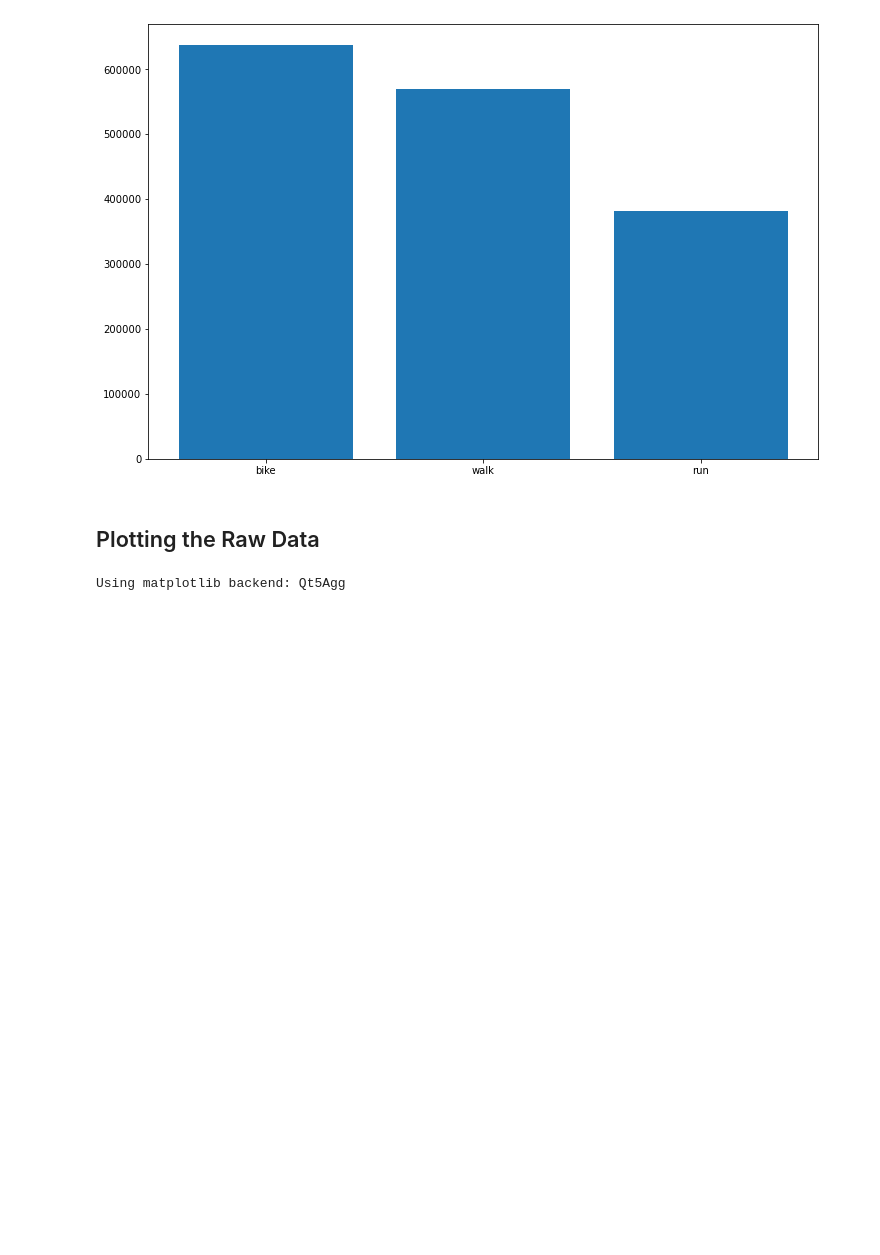
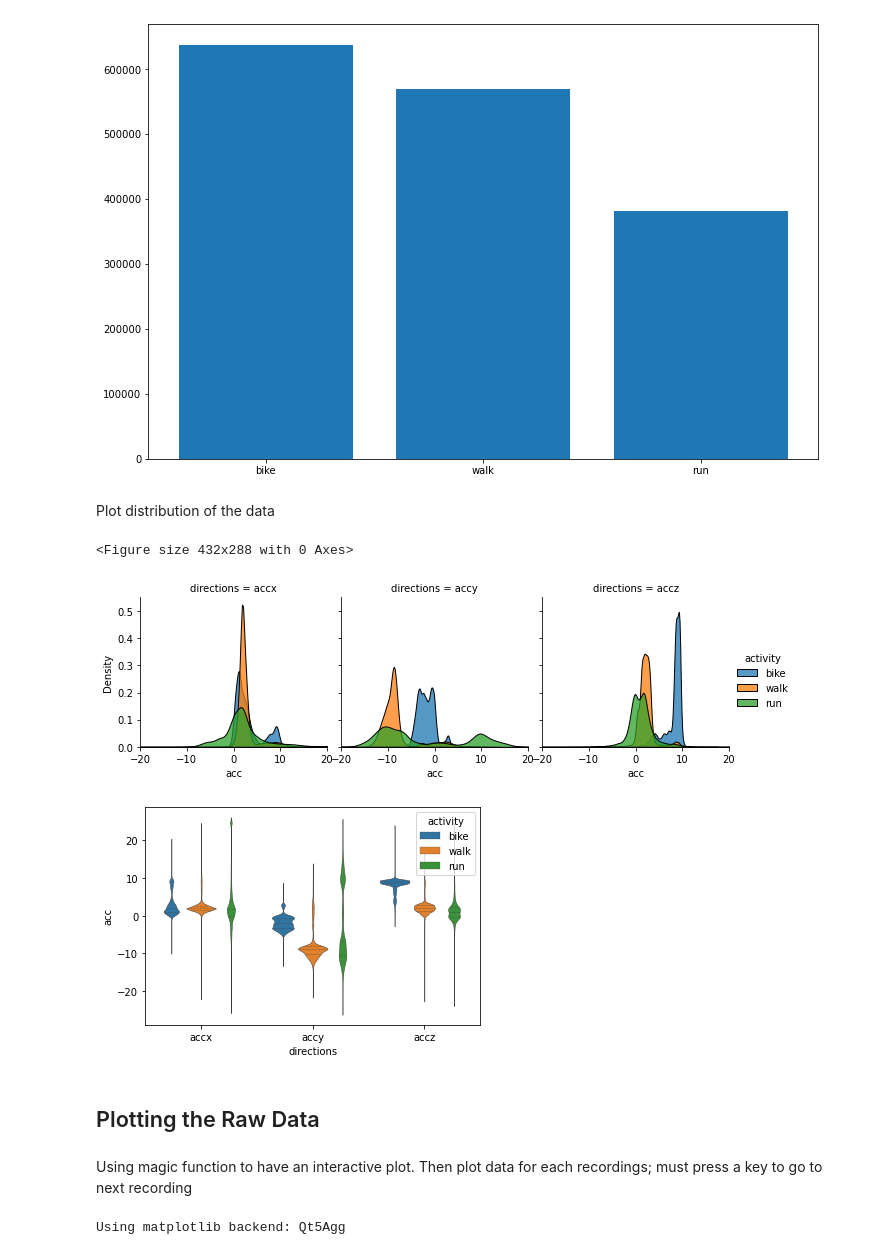
Before and after one commit to DidierAll/Activity_Classification-Biking, a Jupyter notebook: Activity Classification - Biking.ipynb, the cells around one changed output. Cells and saved outputs as stored; diff of their text form; code cells hidden in the pictures; blank space fills up the shorter version.

Commit message:
Update: finalized data exploration plots

```diff
--- a/Activity Classification - Biking.ipynb
+++ b/Activity Classification - Biking.ipynb
@@ -79,11 +80,24 @@ The main concerns are
 # %% [markdown]
 ### Load the data
 # %%
+subjects_per_class = collections.defaultdict(set)
+# data creates a list of [subject, activity, accelerometer data]
 data = []
+# df_data will hold the restructured data in a single dataframe table
+# to be used with seaborn plotting functions
+df_data = []
 for f in filenames:
     subject = f.split('_')[0]
     activity = f.split('_')[1]
+    subjects_per_class[activity].add(subject)
     path = os.path.join(data_dir, f + '.csv')
     df = pd.read_csv(path)
     df = df.loc[: df.last_valid_index()]
     data.append((subject, activity, df))
+    df_tmp = pd.melt(df,var_name='directions',value_name='acc')
+    df_tmp = pd.concat([pd.DataFrame({'subject': np.repeat(subject,len(df_tmp)),'activity': np.repeat(activity,len(df_tmp))}),
+                        df_tmp],axis=1)
+    if len(df_data)==0:
+        df_data=df_tmp
+    else:
+        df_data = pd.concat([df_data,df_tmp],ignore_index='True')
@@ -118,7 +141,26 @@ plt.xticks(range(3), activity);
 # %% [output]
 [figure]
+# %% [markdown]
+Plot distribution of the data
+# %%
+# Plotting by combining subjects data
+plt.figure(figsize=(6, 4))
+g = sns.FacetGrid(df_data.drop(columns=["subject"]), col="directions", hue="activity")
+g.map(sns.kdeplot, "acc", multiple="stack")
+g.add_legend()
+g.set(xlim=(-20, 20))
+
+plt.figure(figsize=(6, 4))
+ax = sns.violinplot(x="directions", y="acc", hue="activity",
+                    data=df_data.drop(columns=["subject"]),inner='quartile', width=0.8, linewidth=0.5)
+# %% [output]
+<Figure size 432x288 with 0 Axes>
+[figure, added]
+[figure, added]
 # %% [markdown]
 ## Plotting the Raw Data
+# %% [markdown]
+Using magic function to have an interactive plot. Then plot data for each recordings; must press a key to go to next recording
 # %%
 %matplotlib auto
 # %% [output]
```
Also changed, not shown: parts of 10 cells of this notebook, 1 other file.
